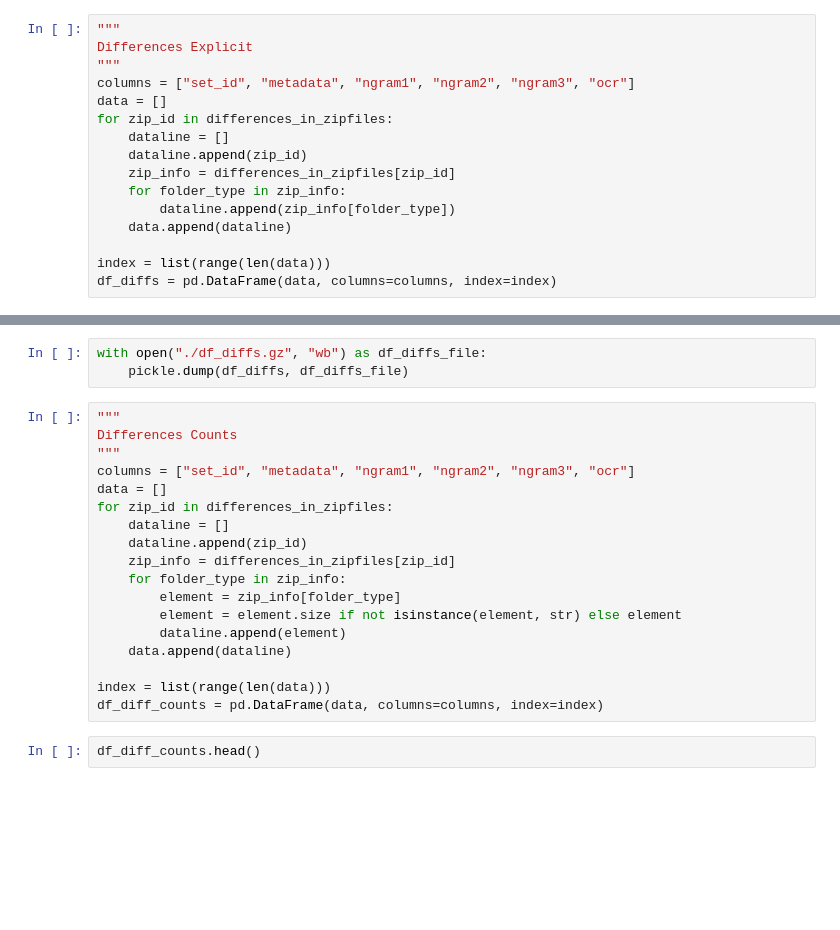
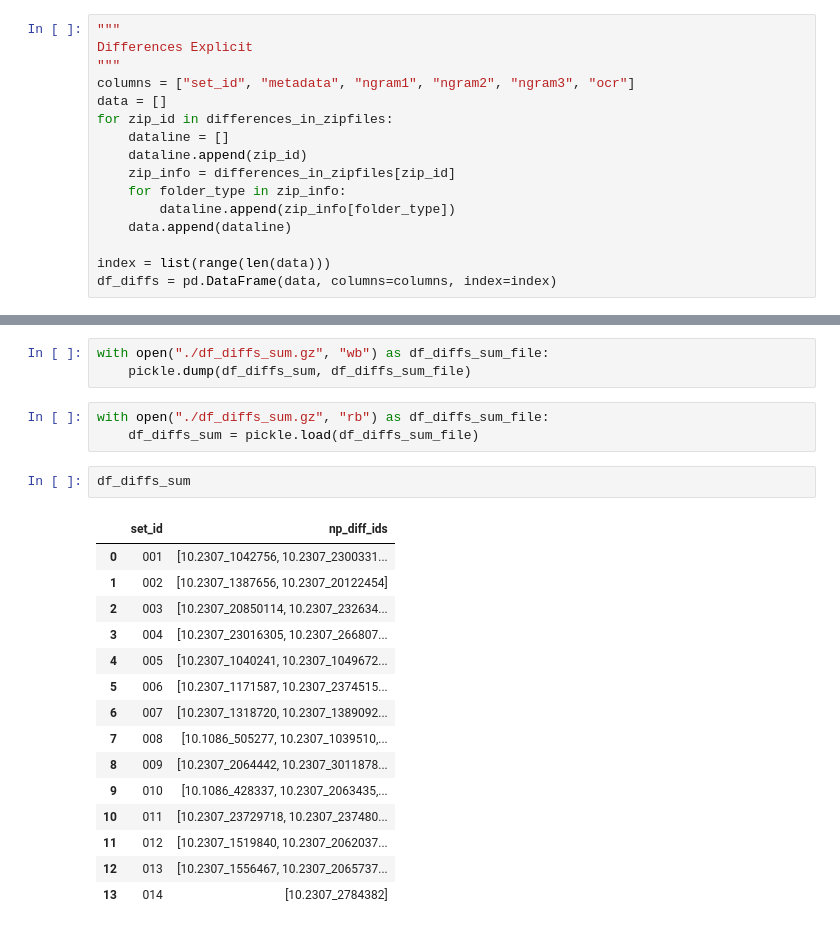
Before and after one commit to lishixuan001/Computational-Analysis-For-Social-Science, a Jupyter notebook: N-Gram/FixedMappingVersion/FilesCheck.ipynb, the cells around one changed output, grey strips where cells are left out. Drawn from its saved outputs; the diff is of its cells as text; blank space fills up the shorter version.

```diff
--- a/N-Gram/FixedMappingVersion/FilesCheck.ipynb
+++ b/N-Gram/FixedMappingVersion/FilesCheck.ipynb
@@ -330,23 +378,24 @@ NameError: name 'df_diffs' is not defined
 # %%
-with open("./df_diffs.gz", "wb") as df_diffs_file:
-    pickle.dump(df_diffs, df_diffs_file)
+with open("./df_diffs_sum.gz", "wb") as df_diffs_sum_file:
+    pickle.dump(df_diffs_sum, df_diffs_sum_file)
-# %%
-"""
-Differences Counts
-"""
-columns = ["set_id", "metadata", "ngram1", "ngram2", "ngram3", "ocr"]
-data = []
-for zip_id in differences_in_zipfiles:
-    dataline = []
-    dataline.append(zip_id)
-    zip_info = differences_in_zipfiles[zip_id]
-    for folder_type in zip_info:
-        element = zip_info[folder_type]
-        element = element.size if not isinstance(element, str) else element
-        dataline.append(element)
-    data.append(dataline)
-
-index = list(range(len(data)))
-df_diff_counts = pd.DataFrame(data, columns=columns, index=index)
-# %%
-df_diff_counts.head()
+# %%
+with open("./df_diffs_sum.gz", "rb") as df_diffs_sum_file:
+    df_diffs_sum = pickle.load(df_diffs_sum_file)
+# %%
+df_diffs_sum
+# %% [output]
+|  | set_id | np_diff_ids |
+| 0 | 001 | [10.2307_1042756, 10.2307_2300331... |
+| 1 | 002 | [10.2307_1387656, 10.2307_20122454] |
+| 2 | 003 | [10.2307_20850114, 10.2307_232634... |
+| 3 | 004 | [10.2307_23016305, 10.2307_266807... |
+| 4 | 005 | [10.2307_1040241, 10.2307_1049672... |
+| 5 | 006 | [10.2307_1171587, 10.2307_2374515... |
+| 6 | 007 | [10.2307_1318720, 10.2307_1389092... |
+| 7 | 008 | [10.1086_505277, 10.2307_1039510,... |
+| 8 | 009 | [10.2307_2064442, 10.2307_3011878... |
+| 9 | 010 | [10.1086_428337, 10.2307_2063435,... |
+| 10 | 011 | [10.2307_23729718, 10.2307_237480... |
+| 11 | 012 | [10.2307_1519840, 10.2307_2062037... |
+| 12 | 013 | [10.2307_1556467, 10.2307_2065737... |
+| 13 | 014 | [10.2307_2784382] |
```
Also changed, not shown: parts of 5 cells of this notebook, 6 other files.
